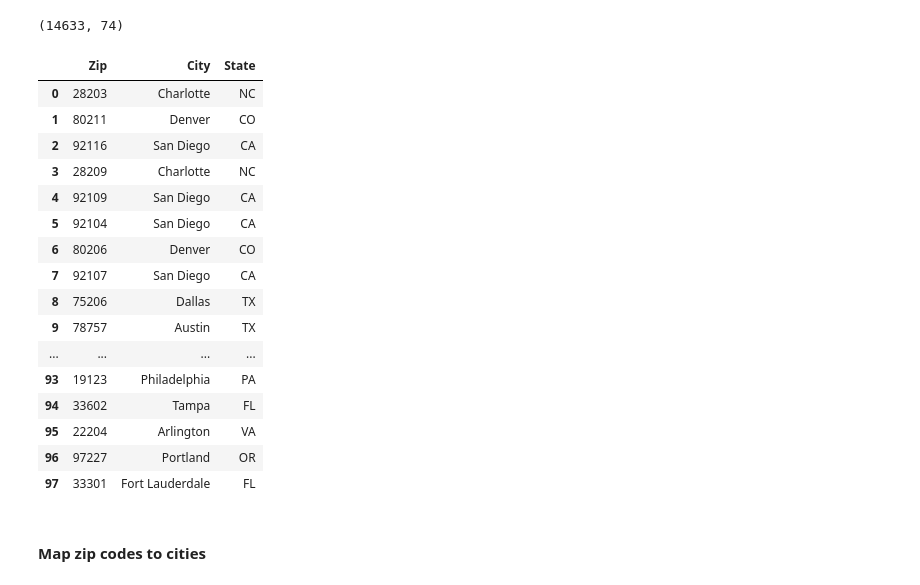
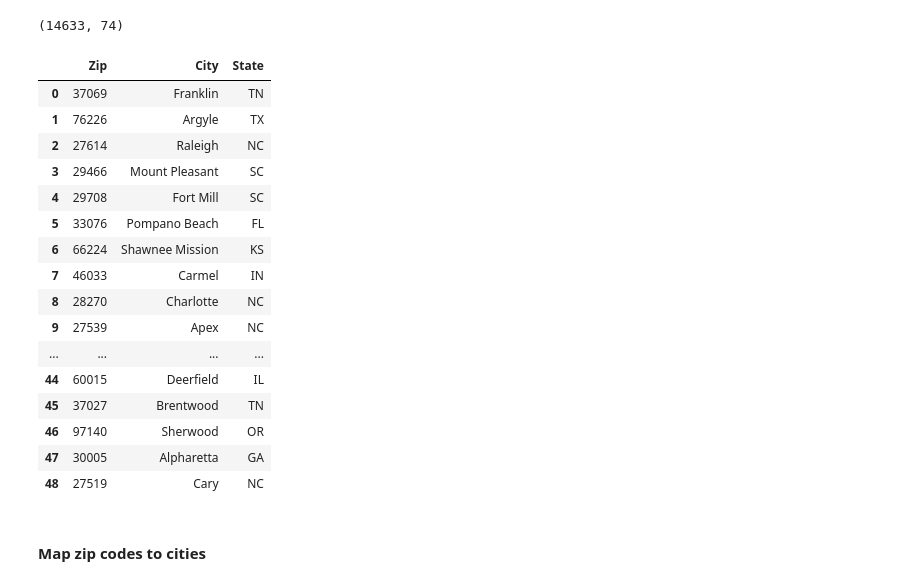
Before and after one commit to MLondon1027/Relocation_Recommender_System, a Jupyter notebook: Real_Estate_Recommender.ipynb, the cells around one changed output. Cells and saved outputs as stored; diff of their text form; code cells hidden in the pictures.

Commit message:
housing characteristics

```diff
--- a/Real_Estate_Recommender.ipynb
+++ b/Real_Estate_Recommender.ipynb
@@ -398,0 +419,7 @@ education_percents = education_percents[["Estimate!!Percent!!Population 25 years
+# %%
+# Change all employment_percent columns to floats
+for i in housing_char_percents.columns:
+    try:
+        housing_char_percents[i] = housing_char_percents[i].astype(float)
+    except:
+        continue
@@ -451,3 +500,12 @@ veteran_percents = veteran_percents[['Percent_Veterans']]
+# %%
+worker_class_percents = worker_class_percents.replace({'-': np.nan})
+# %%
+# Change all worker_class_percent columns to floats
+for i in worker_class_percents.columns:
+    try:
+        worker_class_percents[i] = worker_class_percents[i].astype(float)
+    except:
+        continue
 # %% [markdown]
 #### Edit marital percents dataset
 # %%
@@ -705,7 +763,7 @@ mapping = pd.Series(scaled.reset_index().index, index = scaled.index)
 #     print(similarity_score)
 #     return best
 # %%
-def cosine_recommend_zip(zip_input):
+def cosine_recommend_zip(zip_input, num=10):
     zip_location = pd.read_csv('data/us-zip-code-latitude-and-longitude.csv', sep = ';')
     zip_index = int(mapping[zip_input])
     #get similarity values with other zip codes
@@ -714,7 +772,7 @@ def cosine_recommend_zip(zip_input):
     #sort in descending order the similarity score of zip inputted with all the other zip codes
     similarity_score = sorted(similarity_score, key=lambda x: x[1], reverse=True)
     # Get the scores of the 15 most similar zip codes. Ignore the first zip code.
-    similarity_score = similarity_score[1:100]
+    similarity_score = similarity_score[1:num+1]
     #return zip codes using the mapping series
     zip_indices = [i[0] for i in similarity_score]
     best = []
@@ -747,26 +805,26 @@ def cosine_recommend_zip(zip_input):
 # %%
 pd.set_option('display.max_rows', None)
 pd.set_option('display.max_columns', None)
 pd.set_option('display.width', None)
-cosine_recommend_zip('78704')
+cosine_recommend_zip('78738', 50)
 # %% [output]
 |  | Zip | City | State |
-| 0 | 28203 | Charlotte | NC |
-| 1 | 80211 | Denver | CO |
-| 2 | 92116 | San Diego | CA |
-| 3 | 28209 | Charlotte | NC |
-| 4 | 92109 | San Diego | CA |
-| 5 | 92104 | San Diego | CA |
-| 6 | 80206 | Denver | CO |
-| 7 | 92107 | San Diego | CA |
-| 8 | 75206 | Dallas | TX |
-| 9 | 78757 | Austin | TX |
+| 0 | 37069 | Franklin | TN |
+| 1 | 76226 | Argyle | TX |
+| 2 | 27614 | Raleigh | NC |
+| 3 | 29466 | Mount Pleasant | SC |
+| 4 | 29708 | Fort Mill | SC |
+| 5 | 33076 | Pompano Beach | FL |
+| 6 | 66224 | Shawnee Mission | KS |
+| 7 | 46033 | Carmel | IN |
+| 8 | 28270 | Charlotte | NC |
+| 9 | 27539 | Apex | NC |
 | ... | ... | ... | ... |
-| 93 | 19123 | Philadelphia | PA |
-| 94 | 33602 | Tampa | FL |
-| 95 | 22204 | Arlington | VA |
-| 96 | 97227 | Portland | OR |
-| 97 | 33301 | Fort Lauderdale | FL |
+| 44 | 60015 | Deerfield | IL |
+| 45 | 37027 | Brentwood | TN |
+| 46 | 97140 | Sherwood | OR |
+| 47 | 30005 | Alpharetta | GA |
+| 48 | 27519 | Cary | NC |
 # %% [markdown]
 #### Map zip codes to cities
 # %%
```
Also changed, not shown: parts of 17 cells of this notebook.
